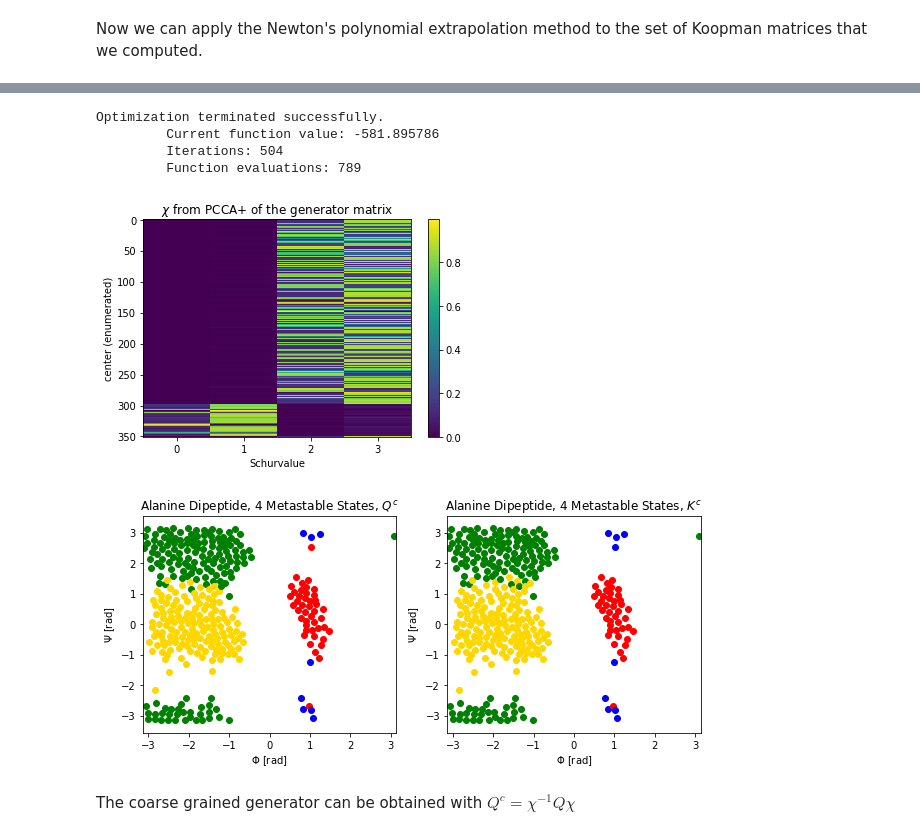
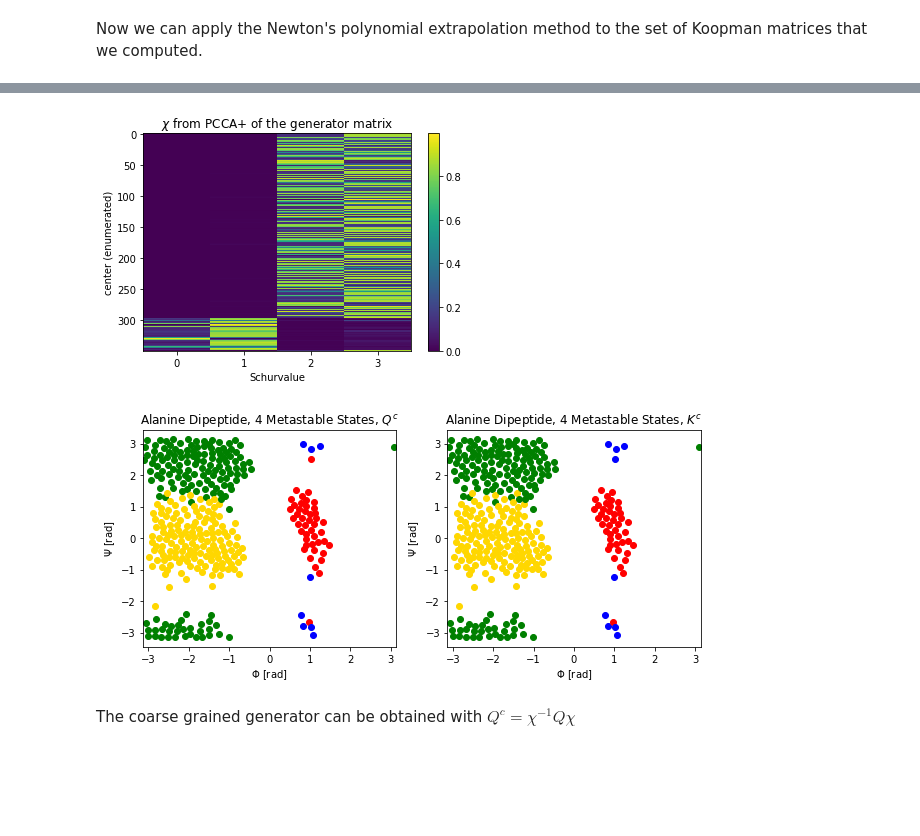
Before and after one commit to zib-cmd/cmdtools, a Jupyter notebook: src/cmdtools/systems/diala_picking_algorithm/tutorial_diala_picking_algorithm.ipynb, the cells around one changed output, grey strips where cells are left out. Saved outputs shown, nothing was run; the diff lists cells and outputs as text; code cells hidden in the pictures; blank space fills up the shorter version.

```diff
--- a/src/cmdtools/systems/diala_picking_algorithm/tutorial_diala_picking_algorithm.ipynb
+++ b/src/cmdtools/systems/diala_picking_algorithm/tutorial_diala_picking_algorithm.ipynb
@@ -67,7 +85,10 @@ Last step: the dominant spectrum of the Koopman matrix $K(\tau)$ and of the gene
 # %%
-chi, sorted_ew_k = pcca.pcca(Koopman_mtx2[1, :, :], 4, S_)
+p = pcca.PCCA(Koopman_mtx2[1,:,:], 4, massmatrix=S_, pi="uniform")
+chi = p.chi
+
+#chi, sorted_ew_k = pcca.pcca(Koopman_mtx2[1, :, :], 4, S_)
 #visualize pcca+ Koopman matrix
-plt.imshow( chi, aspect="auto")
+plt.imshow( chi, aspect="auto", interpolation="nearest")
 plt.title("$\chi$ from PCCA+ of the Koopman matrix")
 plt.xticks(np.arange(0,np.shape(chi)[1]))
 plt.xlabel("Schurvalue")
@@ -83,21 +100,18 @@ Optimization terminated successfully.
 # %%
-chi_infgen, sorted_ew_q= pcca.pcca(Infgen,4, S_)
+p = pcca.PCCA(Infgen, 4, massmatrix=S_)
+chi_infgen = p.chi
+#chi_infgen, sorted_ew_q= pcca.pcca(Infgen,4, S_)
 
-plt.imshow(chi_infgen, aspect= "auto")
+plt.imshow(chi_infgen, aspect= "auto", interpolation="nearest")
 plt.colorbar()
 plt.title("$\chi$ from PCCA+ of the generator matrix")
 plt.xticks(np.arange(0,np.shape(chi)[1]))
 plt.xlabel("Schurvalue")
 plt.ylabel("center (enumerated)")
 plt.show()
 # %% [output]
-Optimization terminated successfully.
-         Current function value: -581.895786
-         Iterations: 504
-         Function evaluations: 789
-[figure, old version]
+[figure, new version]
 # %%
-
 #visualize with center belongs to which metastable state, in addition compare the results for the
 #PCCA+ applied to the transfer matrix and to the generator.
 colors = ["b","r","gold","g", "m", "purple"]
@@ -121,7 +135,7 @@ plt.title("Alanine Dipeptide, 4 Metastable States, $K^c$")
 plt.xlim(-np.pi, np.pi)
 plt.show()
 # %% [output]
-[figure, old version]
+[figure, new version]
 # %% [markdown]
 The coarse grained generator can be obtained with $Q^c=\chi^{-1}Q\chi$
 # %%
```
Also changed, not shown: parts of 7 cells of this notebook, 2 other files.
